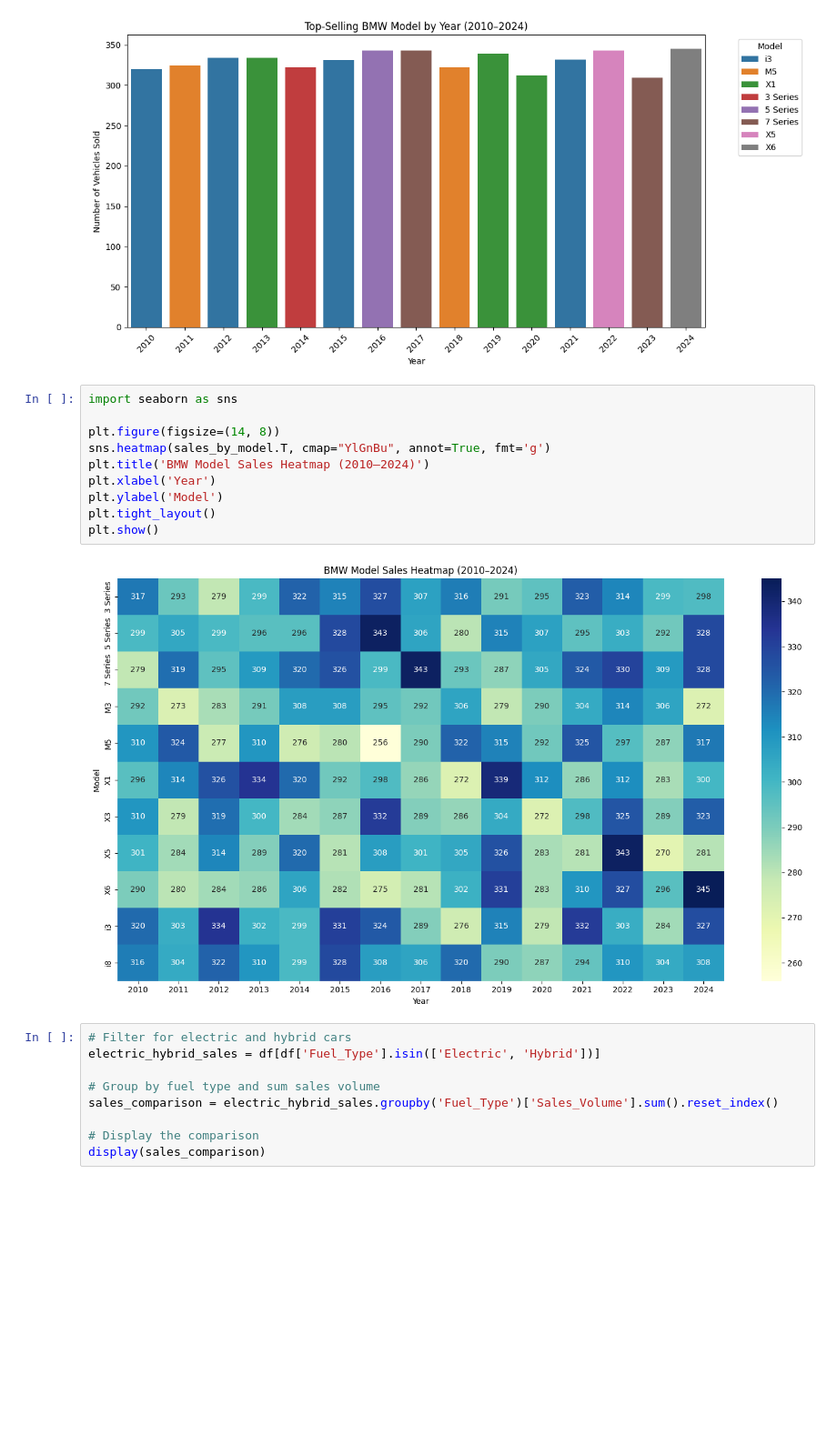
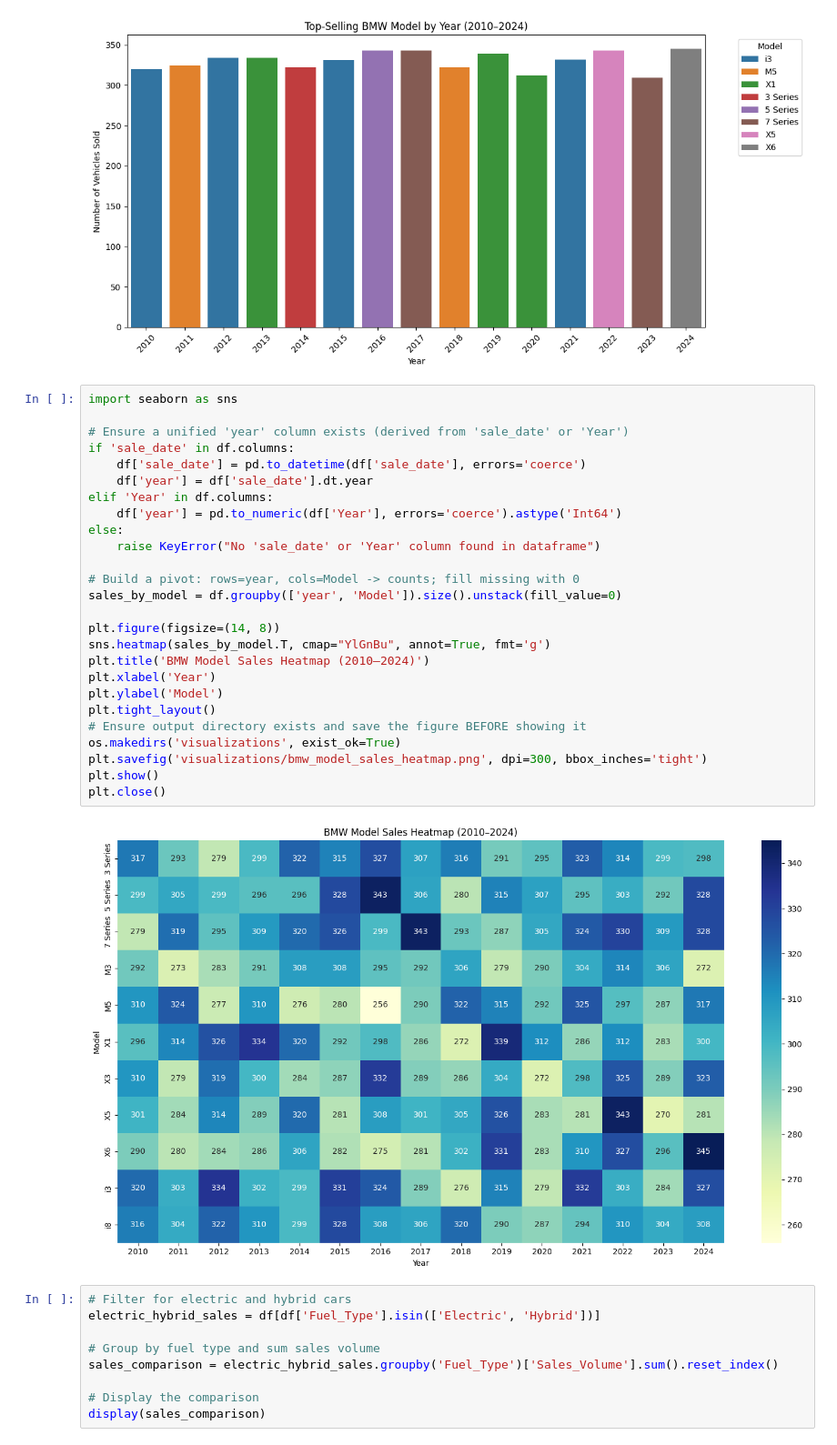
Before and after one commit to xafsithoo-sys/BMW-ANALYSIS, a Jupyter notebook: BMW_analysis4.ipynb, the cells around one changed output. Shown: that part at 91% size. Saved outputs shown, nothing was run; the diff lists cells and outputs as text; blank space fills up the shorter version.

```diff
--- a/BMW_analysis4.ipynb
+++ b/BMW_analysis4.ipynb
@@ -124,18 +143,34 @@ plt.tight_layout()
 plt.show()
 # %% [output]
 [figure]
-# %%
-import seaborn as sns
-
-plt.figure(figsize=(14, 8))
-sns.heatmap(sales_by_model.T, cmap="YlGnBu", annot=True, fmt='g')
-plt.title('BMW Model Sales Heatmap (2010–2024)')
-plt.xlabel('Year')
-plt.ylabel('Model')
-plt.tight_layout()
-plt.show()
-# %% [output]
-[figure, removed]
+# %%
+import seaborn as sns
+
+# Ensure a unified 'year' column exists (derived from 'sale_date' or 'Year')
+if 'sale_date' in df.columns:
+    df['sale_date'] = pd.to_datetime(df['sale_date'], errors='coerce')
+    df['year'] = df['sale_date'].dt.year
+elif 'Year' in df.columns:
+    df['year'] = pd.to_numeric(df['Year'], errors='coerce').astype('Int64')
+else:
+    raise KeyError("No 'sale_date' or 'Year' column found in dataframe")
+
+# Build a pivot: rows=year, cols=Model -> counts; fill missing with 0
+sales_by_model = df.groupby(['year', 'Model']).size().unstack(fill_value=0)
+
+plt.figure(figsize=(14, 8))
+sns.heatmap(sales_by_model.T, cmap="YlGnBu", annot=True, fmt='g')
+plt.title('BMW Model Sales Heatmap (2010–2024)')
+plt.xlabel('Year')
+plt.ylabel('Model')
+plt.tight_layout()
+# Ensure output directory exists and save the figure BEFORE showing it
+os.makedirs('visualizations', exist_ok=True)
+plt.savefig('visualizations/bmw_model_sales_heatmap.png', dpi=300, bbox_inches='tight')
+plt.show()
+plt.close()
+# %% [output]
+[figure, added]
 # %%
 # Filter for electric and hybrid cars
 electric_hybrid_sales = df[df['Fuel_Type'].isin(['Electric', 'Hybrid'])]
```
Also changed, not shown: parts of 1 cell of this notebook, 4 other files.
